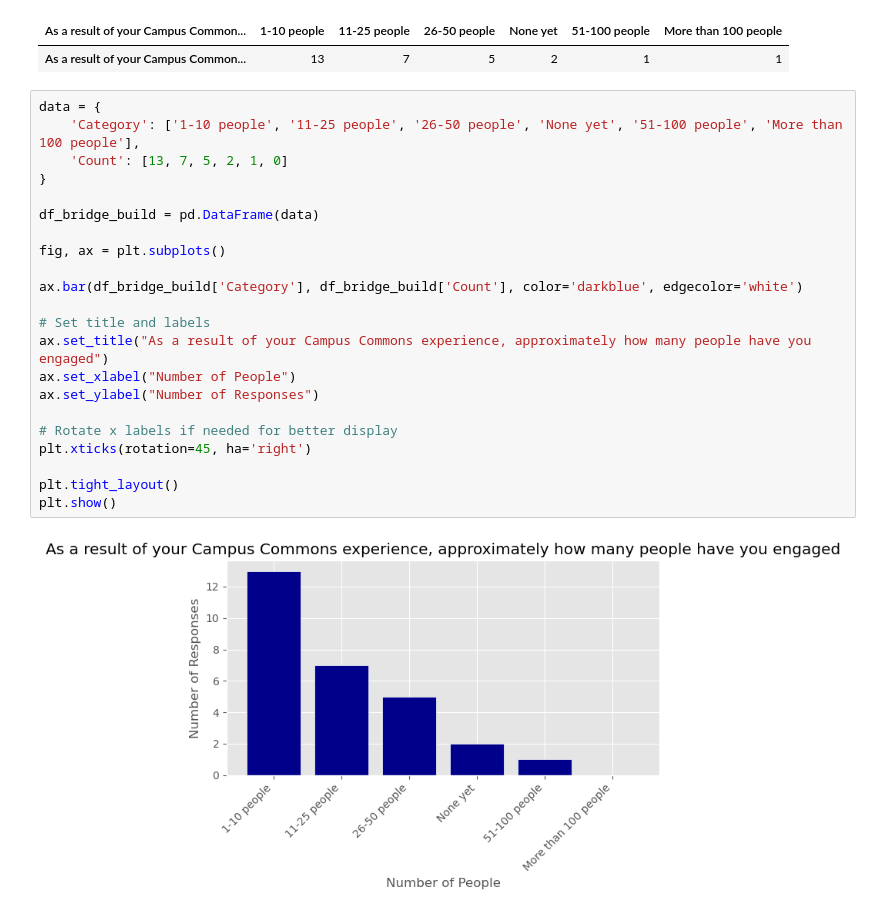
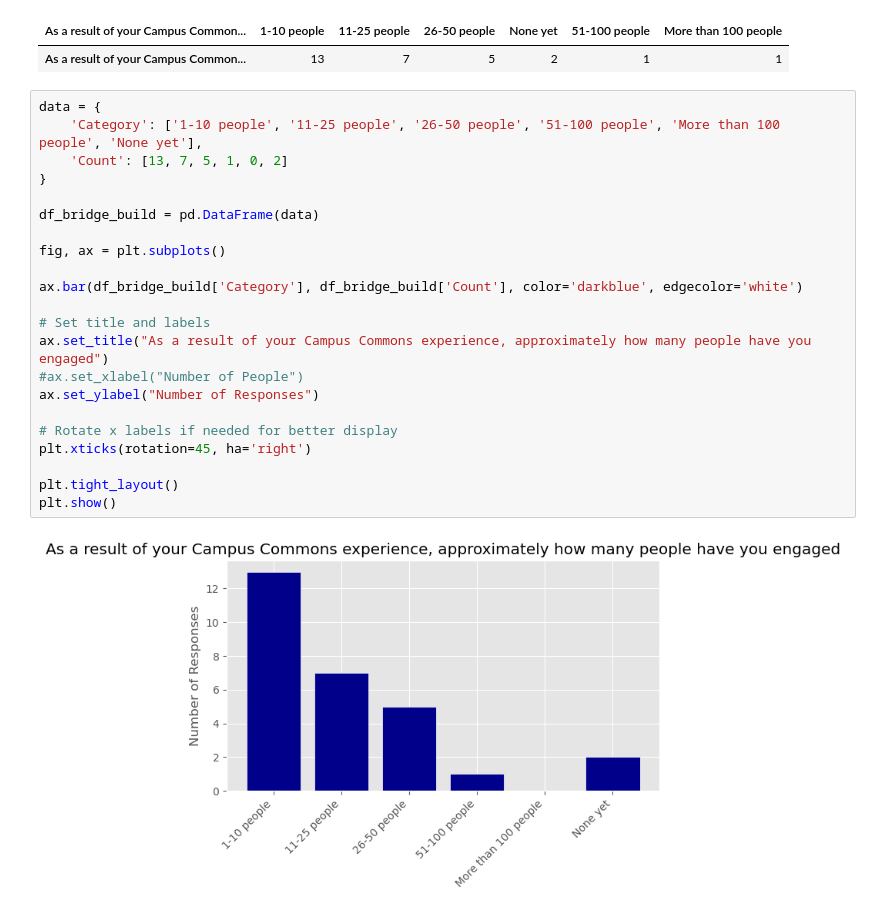
Before and after one commit to LDeYoung17/the-bronfman-fellowship, a Jupyter notebook: eda.ipynb, the cells around one changed output. Saved outputs shown, nothing was run; the diff lists cells and outputs as text.

```diff
--- a/eda.ipynb
+++ b/eda.ipynb
@@ -583,28 +595,28 @@ display(df_bridge_build)
 | As a result of your Campus Common... | 13 | 7 | 5 | 2 | 1 | 1 |
 # %%
 data = {
-    'Category': ['1-10 people', '11-25 people', '26-50 people', 'None yet', '51-100 people', 'More than 100 people'],
-    'Count': [13, 7, 5, 2, 1, 0]
+    'Category': ['1-10 people', '11-25 people', '26-50 people', '51-100 people', 'More than 100 people', 'None yet'],
+    'Count': [13, 7, 5, 1, 0, 2]
 }
 
 df_bridge_build = pd.DataFrame(data)
 
 fig, ax = plt.subplots()
 
 ax.bar(df_bridge_build['Category'], df_bridge_build['Count'], color='darkblue', edgecolor='white')
 
 # Set title and labels
 ax.set_title("As a result of your Campus Commons experience, approximately how many people have you engaged")
-ax.set_xlabel("Number of People")
+#ax.set_xlabel("Number of People")
 ax.set_ylabel("Number of Responses")
 
 # Rotate x labels if needed for better display
 plt.xticks(rotation=45, ha='right')
 
 plt.tight_layout()
 plt.show()
 # %% [output]
-[figure, old version]
+[figure, new version]
 # %%
 response_series = df_survey['Which Jewish campus organizations are you a part of? (Select all that apply)']
 
```
Also changed, not shown: parts of 12 cells of this notebook.
